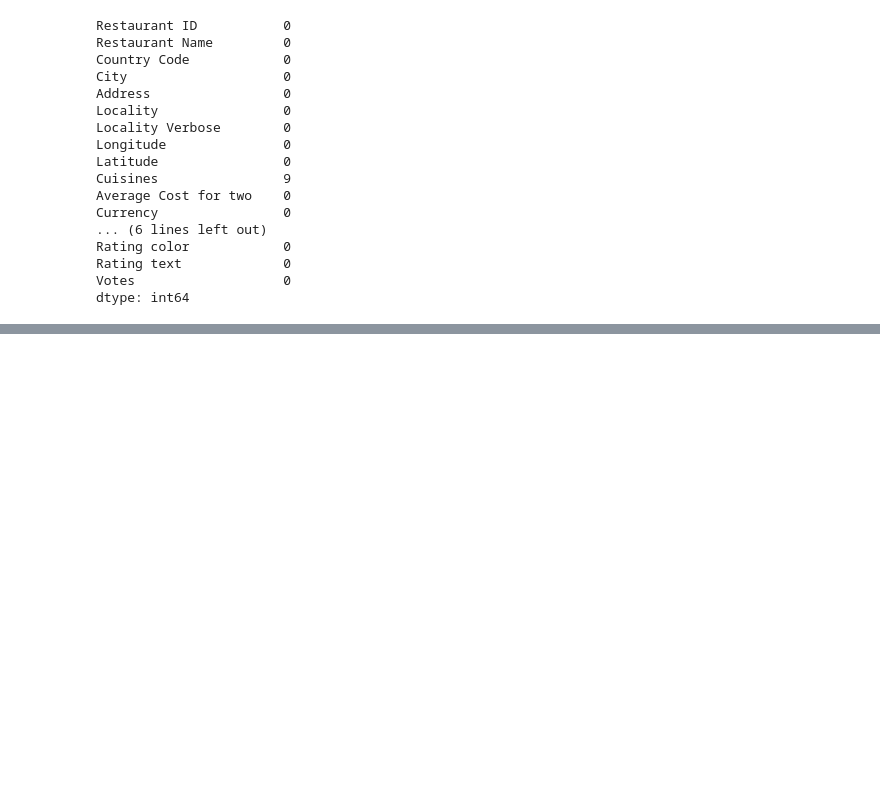
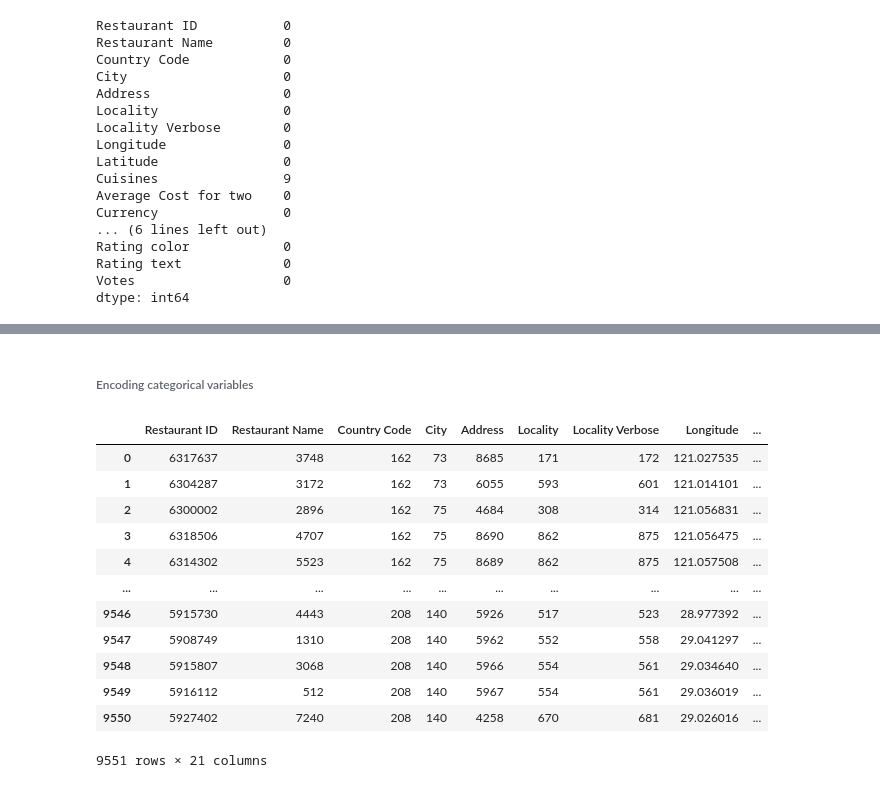
Before and after one commit to s0ul141/Cognifyz, a Jupyter notebook: Task_1.ipynb, the cells around one changed output, grey strips where cells are left out. Cells and saved outputs as stored; diff of their text form; code cells hidden in the pictures; blank space fills up the shorter version.

```diff
--- a/Task_1.ipynb
+++ b/Task_1.ipynb
@@ -222,6 +73,0 @@ filtered_cities: ['Bras�_lia', 'Bras�_lia', 'Bras�_lia', 'Bras�_lia', 'B
-# %%
-df['City'] = df['City'].replace({
-    'Bras�_lia':'Brasília',
-    'S��o Paulo':'São Paulo',
-    '��stanbul': 'İstanbul'
-})
@@ -249,0 +90,5 @@ filtered_Locality:
+# %%
+df['Cuisines'].fillna('Unknown', inplace=True)# filling the Null values with 'Unkown'
+
+#checking
+df.isnull().sum()
@@ -249,0 +113,24 @@ filtered_Locality:
+# %% [markdown]
+###### Encoding categorical variables
+# %%
+#Encode categorical variables
+label_encoder = LabelEncoder()
+for column in df.columns:
+    if df[column].dtype == type(object):
+        df[column] = label_encoder.fit_transform(df[column])
+# %%
+df # all the columns values are now converted into numerical values
+# %% [output]
+|  | Restaurant ID | Restaurant Name | Country Code | City | Address | Locality | Locality Verbose | Longitude | ... |
+| 0 | 6317637 | 3748 | 162 | 73 | 8685 | 171 | 172 | 121.027535 | ... |
+| 1 | 6304287 | 3172 | 162 | 73 | 6055 | 593 | 601 | 121.014101 | ... |
+| 2 | 6300002 | 2896 | 162 | 75 | 4684 | 308 | 314 | 121.056831 | ... |
+| 3 | 6318506 | 4707 | 162 | 75 | 8690 | 862 | 875 | 121.056475 | ... |
+| 4 | 6314302 | 5523 | 162 | 75 | 8689 | 862 | 875 | 121.057508 | ... |
+| ... | ... | ... | ... | ... | ... | ... | ... | ... | ... |
+| 9546 | 5915730 | 4443 | 208 | 140 | 5926 | 517 | 523 | 28.977392 | ... |
+| 9547 | 5908749 | 1310 | 208 | 140 | 5962 | 552 | 558 | 29.041297 | ... |
+| 9548 | 5915807 | 3068 | 208 | 140 | 5966 | 554 | 561 | 29.034640 | ... |
+| 9549 | 5916112 | 512 | 208 | 140 | 5967 | 554 | 561 | 29.036019 | ... |
+| 9550 | 5927402 | 7240 | 208 | 140 | 4258 | 670 | 681 | 29.026016 | ... |
+9551 rows × 21 columns
```
Also changed, not shown: parts of 15 cells of this notebook.
